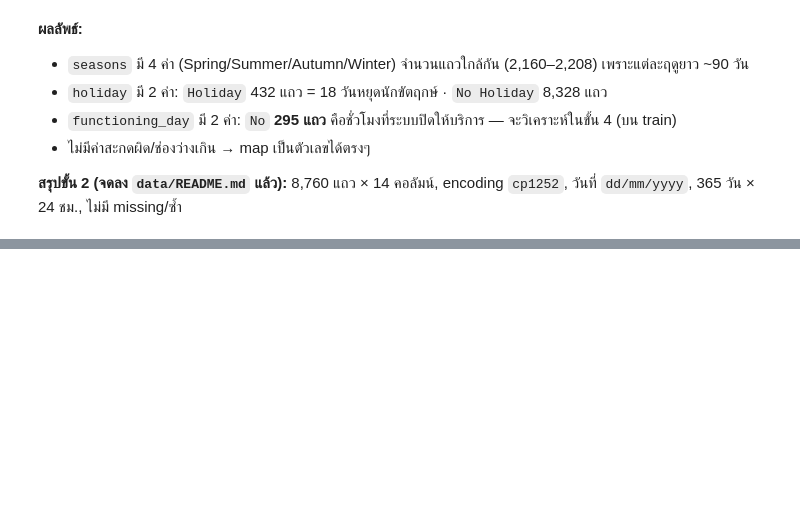
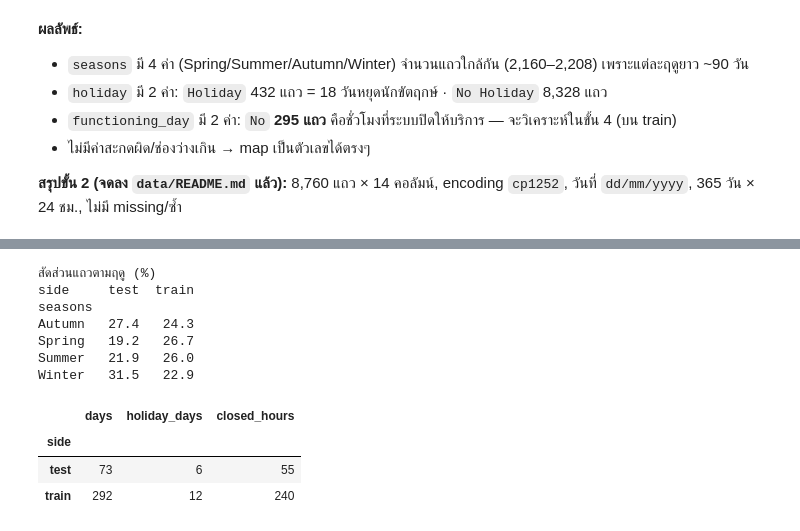
Before and after one commit to Sh080205/seoul-bike-demand, a Jupyter notebook: notebooks/01_eda.ipynb, the cells around one changed output, grey strips where cells are left out. Saved outputs shown, nothing was run; the diff lists cells and outputs as text; code cells hidden in the pictures; blank space fills up the shorter version.

```diff
--- a/notebooks/01_eda.ipynb
+++ b/notebooks/01_eda.ipynb
@@ -192,0 +215,19 @@ functioning_day  {'Yes': 8465, 'No': 295}
+# %%
+from sklearn.model_selection import GroupShuffleSplit
+
+df = df.sort_values(["date", "hour"]).reset_index(drop=True)
+gss = GroupShuffleSplit(n_splits=1, test_size=config.TEST_FRAC, random_state=config.RANDOM_STATE)
+train_idx, test_idx = next(gss.split(df, groups=df["date"]))
+
+train_dates = np.sort(df.loc[train_idx, "date"].unique())
+test_dates = np.sort(df.loc[test_idx, "date"].unique())
+assert len(set(train_dates) & set(test_dates)) == 0, "มีวันที่อยู่ทั้ง train และ test"
+assert len(train_dates) + len(test_dates) == df["date"].nunique()
+
+for dates, path in [(train_dates, config.TRAIN_DATES), (test_dates, config.TEST_DATES)]:
+    pd.Series(pd.to_datetime(dates).strftime("%Y-%m-%d"), name="date").to_csv(path, index=False)
+
+n_days = df["date"].nunique()
+print(f"train: {len(train_dates)} วัน ({len(train_dates) / n_days:.1%}) | {len(train_idx):,} แถว")
+print(f"test : {len(test_dates)} วัน ({len(test_dates) / n_days:.1%}) | {len(test_idx):,} แถว")
+print("วัน test 5 วันแรก:", list(pd.to_datetime(test_dates[:5]).strftime("%Y-%m-%d")))
@@ -192,0 +249,27 @@ functioning_day  {'Yes': 8465, 'No': 295}
+# %%
+reloaded = pd.to_datetime(pd.read_csv(config.TEST_DATES)["date"]).values
+assert (reloaded == test_dates).all()
+
+side = np.where(df["date"].isin(test_dates), "test", "train")
+season_share = pd.crosstab(df["seasons"], side, colnames=["side"], normalize="columns").mul(100).round(1)
+print("สัดส่วนแถวตามฤดู (%)")
+print(season_share, "\n")
+
+day_info = df.assign(side=side).groupby("side").agg(
+    days=("date", "nunique"),
+    holiday_days=("date", lambda d: d[df.loc[d.index, "holiday"] == "Holiday"].nunique()),
+    closed_hours=("functioning_day", lambda s: (s == "No").sum()),
+)
+day_info
+# %% [output]
+สัดส่วนแถวตามฤดู (%)
+side     test  train
+seasons
+Autumn   27.4   24.3
+Spring   19.2   26.7
+Summer   21.9   26.0
+Winter   31.5   22.9
+|  | days | holiday_days | closed_hours |
+| side |  |  |  |
+| test | 73 | 6 | 55 |
+| train | 292 | 12 | 240 |
```
Also changed, not shown: parts of 9 cells of this notebook, 4 other files.
